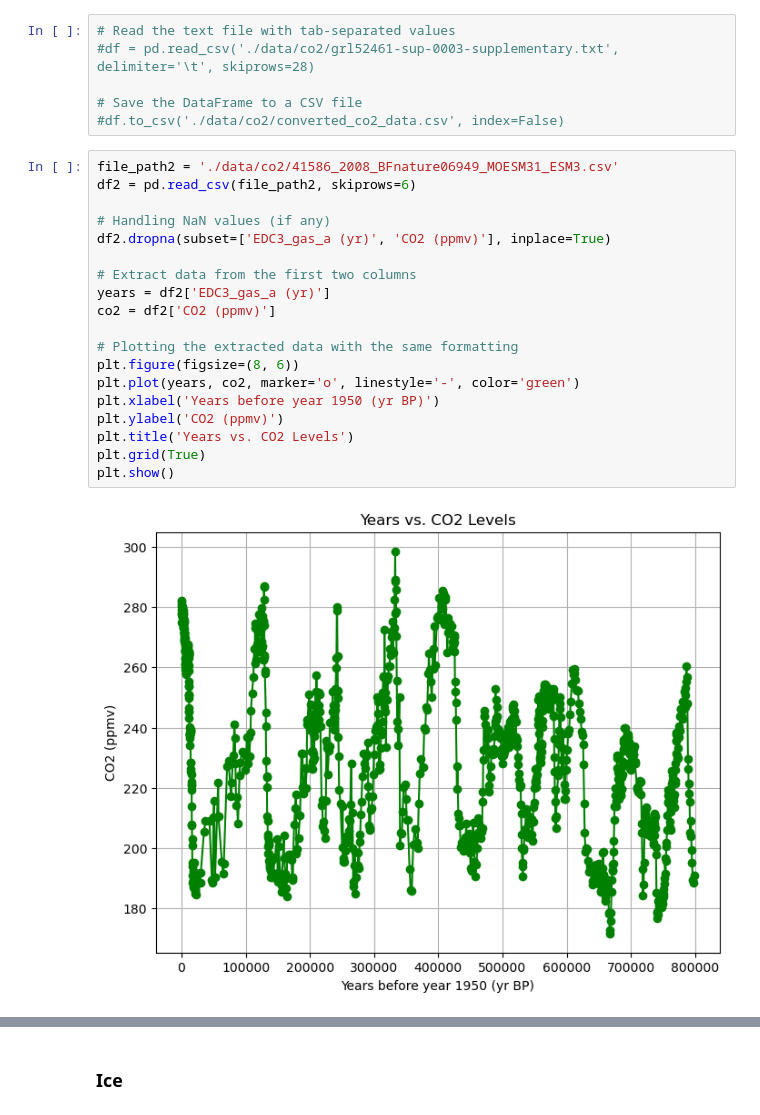
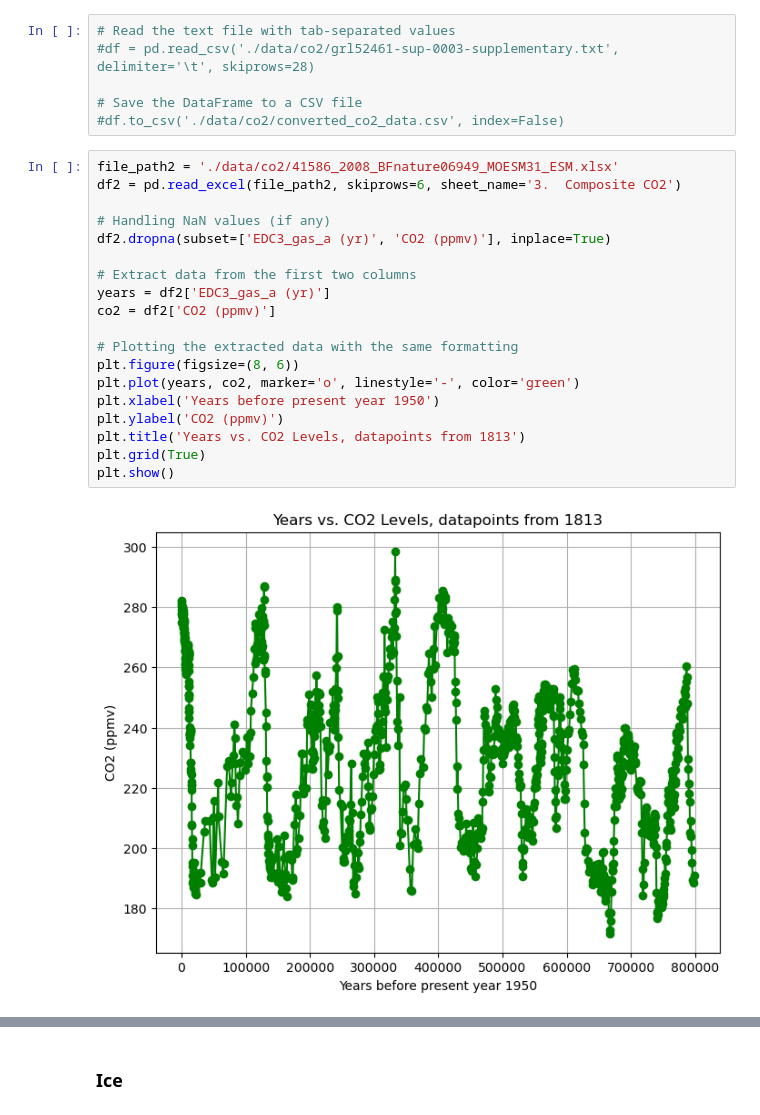
Before and after one commit to nexlanglxm/climate-data-analysis, a Jupyter notebook: project2/project.ipynb, the cells around one changed output, grey strips where cells are left out. Drawn from its saved outputs; the diff is of its cells as text.

```diff
--- a/project2/project.ipynb
+++ b/project2/project.ipynb
@@ -65,23 +65,23 @@ plt.show()
 # Save the DataFrame to a CSV file
 #df.to_csv('./data/co2/converted_co2_data.csv', index=False)
 # %%
-file_path2 = './data/co2/41586_2008_BFnature06949_MOESM31_ESM3.csv'
-df2 = pd.read_csv(file_path2, skiprows=6)
+file_path2 = './data/co2/41586_2008_BFnature06949_MOESM31_ESM.xlsx'
+df2 = pd.read_excel(file_path2, skiprows=6, sheet_name='3.  Composite CO2')
 
 # Handling NaN values (if any)
 df2.dropna(subset=['EDC3_gas_a (yr)', 'CO2 (ppmv)'], inplace=True)
 
 # Extract data from the first two columns
 years = df2['EDC3_gas_a (yr)']
 co2 = df2['CO2 (ppmv)']
 
 # Plotting the extracted data with the same formatting
 plt.figure(figsize=(8, 6))
 plt.plot(years, co2, marker='o', linestyle='-', color='green')
-plt.xlabel('Years before year 1950 (yr BP)')
+plt.xlabel('Years before present year 1950')
 plt.ylabel('CO2 (ppmv)')
-plt.title('Years vs. CO2 Levels')
+plt.title('Years vs. CO2 Levels, datapoints from 1813')
 plt.grid(True)
 plt.show()
 # %% [output]
-[figure, old version]
+[figure, new version]
```
Also changed, not shown: parts of 3 cells of this notebook.
